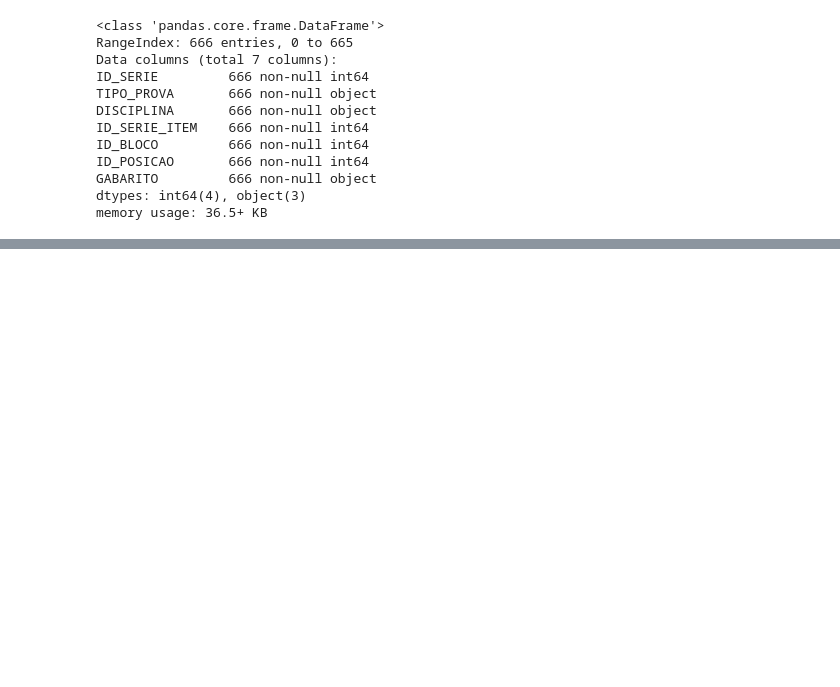
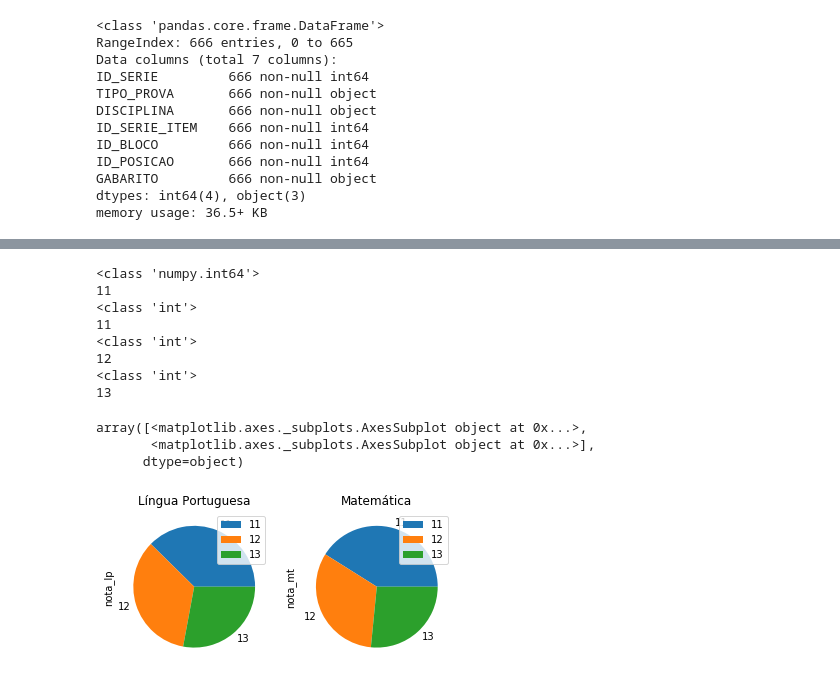
Before and after one commit to GomesDosSantos/AnaliseANEB, a Jupyter notebook: Livro.ipynb, the cells around one changed output, grey strips where cells are left out. Cells and saved outputs as stored; diff of their text form; code cells hidden in the pictures; blank space fills up the shorter version.

```diff
--- a/Livro.ipynb
+++ b/Livro.ipynb
@@ -324,0 +450,10 @@ df_gabarito.query('ID_SERIE == 3 & DISCIPLINA == "LP" & ID_SERIE_ITEM == 9 & ID_
+# %%
+def conta_tamanho_grupo(grupo, grupo_buscado):
+    if not grupo_buscado:
+        return 1
+    gd = dados_filtrados.groupby(grupo).size()
+    i = gd.index.contains(grupo_buscado)
+    if i:
+        return gd[grupo_buscado]
+    print(f'nao encontrado {grupo_buscado} em {i}')
+    return 1
@@ -324,0 +470,17 @@ df_gabarito.query('ID_SERIE == 3 & DISCIPLINA == "LP" & ID_SERIE_ITEM == 9 & ID_
+# %%
+dados_filtrados.groupby('uf').sum()[['nota_lp', 'nota_mt']].apply(
+    lambda x: x / conta_tamanho_grupo('uf', x.name), axis=1
+).plot.pie(subplots=True, figsize=(6, 4), legend=False, title=['Língua Portuguesa', 'Matemática'])
+# %% [output]
+<class 'numpy.int64'>
+11
+<class 'int'>
+11
+<class 'int'>
+12
+<class 'int'>
+13
+array([<matplotlib.axes._subplots.AxesSubplot object at 0x...>,
+       <matplotlib.axes._subplots.AxesSubplot object at 0x...>],
+      dtype=object)
+[figure, added]
```
Also changed, not shown: parts of 36 cells of this notebook, 1 other file.
